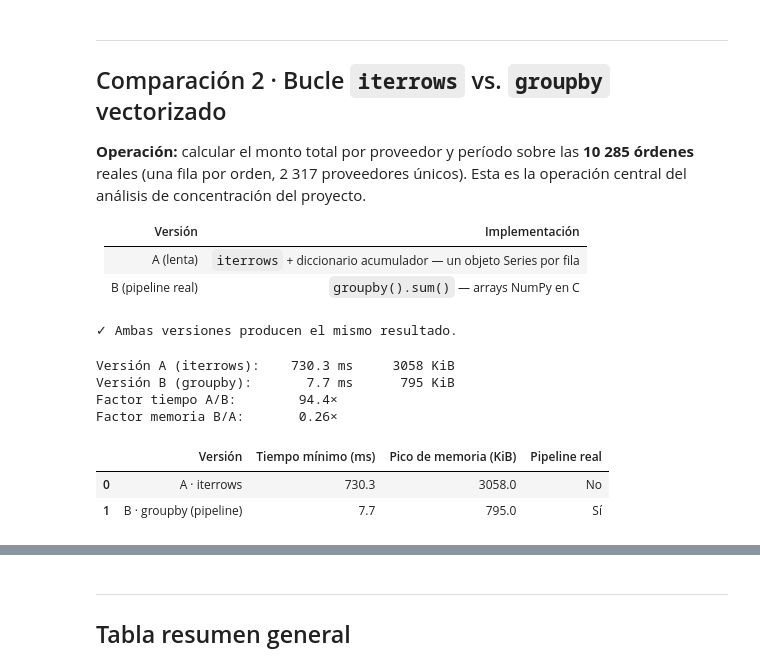
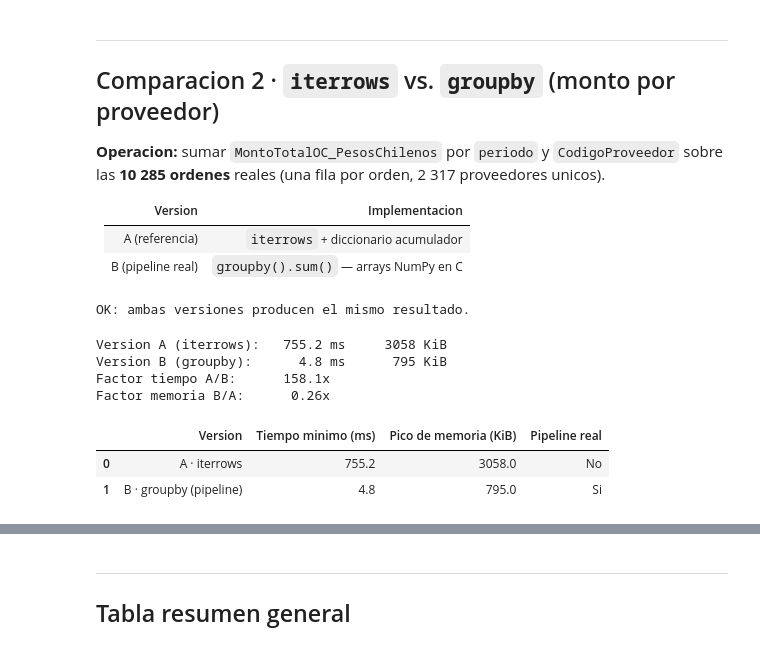
Before and after one commit to Isonauta/mcdi500-proyecto-abp-v2, a Jupyter notebook: F3/F3_eficiencia.ipynb, the cells around one changed output, grey strips where cells are left out. Drawn from its saved outputs; the diff is of its cells as text; code cells hidden in the pictures.

```diff
--- a/F3/F3_eficiencia.ipynb
+++ b/F3/F3_eficiencia.ipynb
@@ -144,48 +113,45 @@ porque no necesita mantener en Python los objetos intermedios.
 # %% [markdown]
 ---
-## Comparación 2 · Bucle `iterrows` vs. `groupby` vectorizado
+## Comparacion 2 · `iterrows` vs. `groupby` (monto por proveedor)
 
-**Operación:** calcular el monto total por proveedor y período sobre las
-**10 285 órdenes** reales (una fila por orden, 2 317 proveedores únicos).
-Esta es la operación central del análisis de concentración del proyecto.
+**Operacion:** sumar `MontoTotalOC_PesosChilenos` por `periodo` y `CodigoProveedor`
+sobre las **10 285 ordenes** reales (una fila por orden, 2 317 proveedores unicos).
 
-| Versión | Implementación |
+| Version | Implementacion |
 |---|---|
-| A (lenta) | `iterrows` + diccionario acumulador — un objeto Series por fila |
+| A (referencia) | `iterrows` + diccionario acumulador |
 | B (pipeline real) | `groupby().sum()` — arrays NumPy en C |
 # %%
-# --- Verificación de equivalencia ---
 serie_a = monto_por_proveedor_bucle(ordenes_reales).sort_index()
 serie_b = monto_por_proveedor_groupby(ordenes_reales).sort_index()
 serie_a.index = pd.MultiIndex.from_tuples(serie_a.index)
 diferencia = (serie_a - serie_b).abs().max()
-assert diferencia < 1e-6, f"Diferencia máxima: {diferencia}"
-print("✓ Ambas versiones producen el mismo resultado.")
+assert diferencia < 1e-6, f'Diferencia maxima: {diferencia}'
+print('OK: ambas versiones producen el mismo resultado.')
 # %% [output]
-✓ Ambas versiones producen el mismo resultado.
+OK: ambas versiones producen el mismo resultado.
 # %%
-# --- Medición de tiempo y memoria (datos reales, 10 285 órdenes) ---
 t_c, mem_c = medir(monto_por_proveedor_bucle,   ordenes_reales)
 t_d, mem_d = medir(monto_por_proveedor_groupby, ordenes_reales)
 
-print(f"Versión A (iterrows):  {t_c*1000:7.1f} ms   {mem_c:6.0f} KiB")
-print(f"Versión B (groupby):   {t_d*1000:7.1f} ms   {mem_d:6.0f} KiB")
-print(f"Factor tiempo A/B:     {t_c/t_d:7.1f}×")
-print(f"Factor memoria B/A:    {mem_d/mem_c:7.2f}×")
+print(f"Version A (iterrows): {t_c*1000:7.1f} ms   {mem_c:6.0f} KiB")
+print(f"Version B (groupby):  {t_d*1000:7.1f} ms   {mem_d:6.0f} KiB")
+print(f"Factor tiempo A/B:    {t_c/t_d:7.1f}x")
+print(f"Factor memoria B/A:   {mem_d/mem_c:7.2f}x")
 # %% [output]
-Versión A (iterrows):    730.3 ms     3058 KiB
-Versión B (groupby):       7.7 ms      795 KiB
-Factor tiempo A/B:        94.4×
-Factor memoria B/A:       0.26×
+Version A (iterrows):   755.2 ms     3058 KiB
+Version B (groupby):      4.8 ms      795 KiB
+Factor tiempo A/B:      158.1x
+Factor memoria B/A:      0.26x
 # %%
 resumen_2 = pd.DataFrame({
-    "Versión":               ["A · iterrows", "B · groupby (pipeline)"],
-    "Tiempo mínimo (ms)":    [round(t_c*1000, 1), round(t_d*1000, 1)],
-    "Pico de memoria (KiB)": [round(mem_c, 0),    round(mem_d, 0)],
-    "Pipeline real":         ["No", "Sí"],
+    'Version':              ['A · iterrows', 'B · groupby (pipeline)'],
+    'Tiempo minimo (ms)':   [round(t_c*1000, 1), round(t_d*1000, 1)],
+    'Pico de memoria (KiB)':[round(mem_c, 0),    round(mem_d, 0)],
+    'Pipeline real':        ['No', 'Si'],
 })
 resumen_2
 # %% [output]
-|  | Versión | Tiempo mínimo (ms) | Pico de memoria (KiB) | Pipeline real |
-| 0 | A · iterrows | 730.3 | 3058.0 | No |
-| 1 | B · groupby (pipeline) | 7.7 | 795.0 | Sí |
+|  | Version | Tiempo minimo (ms) | Pico de memoria (KiB) | Pipeline real |
+| 0 | A · iterrows | 755.2 | 3058.0 | No |
+| 1 | B · groupby (pipeline) | 4.8 | 795.0 | Si |
```
Also changed, not shown: parts of 26 cells of this notebook.
